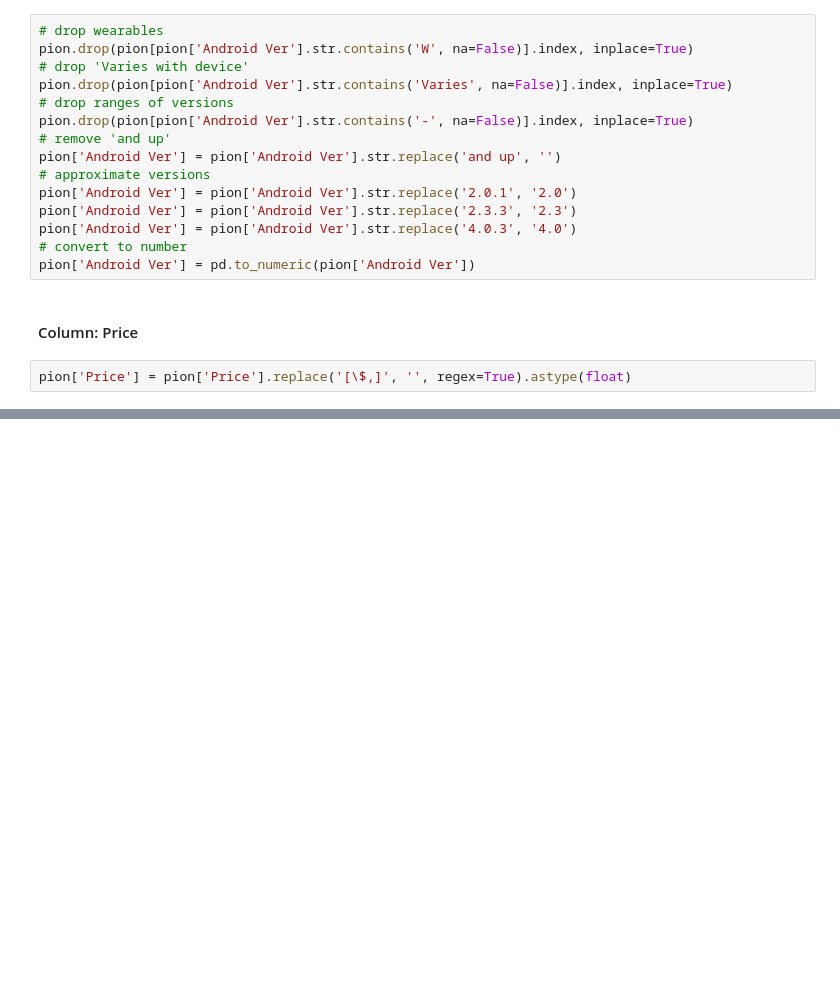
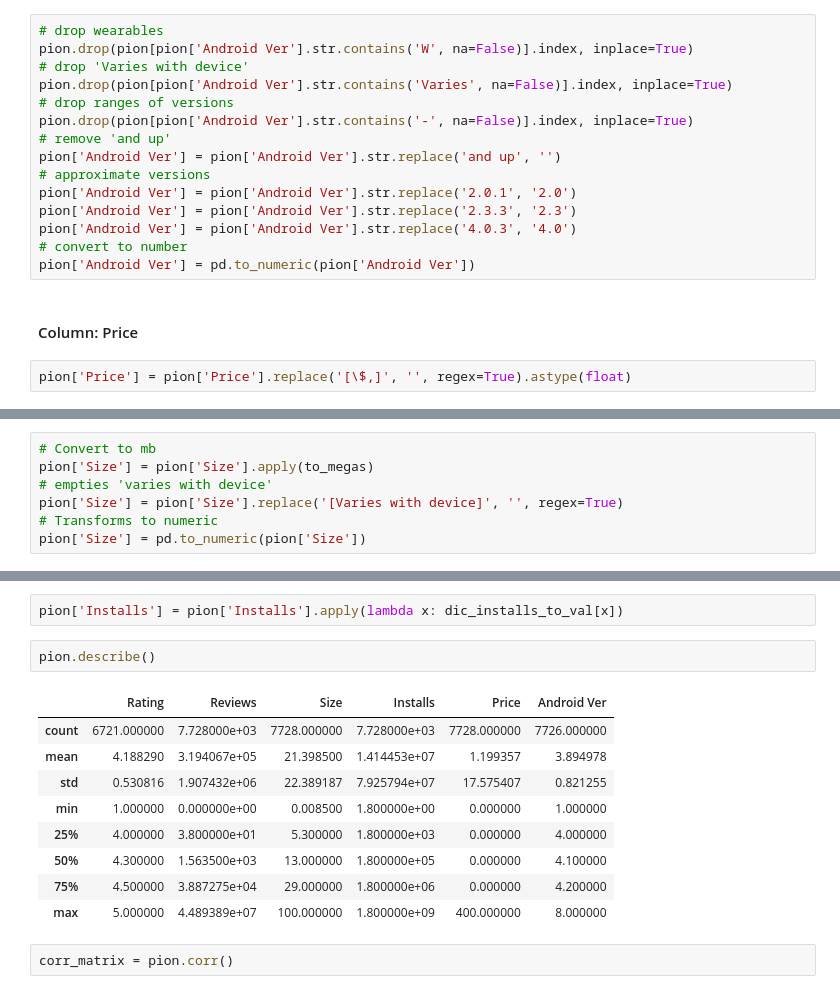
Before and after one commit to albach/pion, a Jupyter notebook: [malba][codingtest][20.05.05].ipynb, the cells around one changed output, grey strips where cells are left out. Drawn from its saved outputs; the diff is of its cells as text; blank space fills up the shorter version.

```diff
--- a/[malba][codingtest][20.05.05].ipynb
+++ b/[malba][codingtest][20.05.05].ipynb
@@ -100,0 +115,7 @@ pion['Price'] = pion['Price'].replace('[\$,]', '', regex=True).astype(float)
+# %%
+# Convert to mb
+pion['Size'] = pion['Size'].apply(to_megas)
+# empties 'varies with device'
+pion['Size'] = pion['Size'].replace('[Varies with device]', '', regex=True)
+# Transforms to numeric
+pion['Size'] = pd.to_numeric(pion['Size'])
@@ -100,0 +154,16 @@ pion['Price'] = pion['Price'].replace('[\$,]', '', regex=True).astype(float)
+# %%
+pion['Installs'] = pion['Installs'].apply(lambda x: dic_installs_to_val[x])
+# %%
+pion.describe()
+# %% [output]
+|  | Rating | Reviews | Size | Installs | Price | Android Ver |
+| count | 6721.000000 | 7.728000e+03 | 7728.000000 | 7.728000e+03 | 7728.000000 | 7726.000000 |
+| mean | 4.188290 | 3.194067e+05 | 21.398500 | 1.414453e+07 | 1.199357 | 3.894978 |
+| std | 0.530816 | 1.907432e+06 | 22.389187 | 7.925794e+07 | 17.575407 | 0.821255 |
+| min | 1.000000 | 0.000000e+00 | 0.008500 | 1.800000e+00 | 0.000000 | 1.000000 |
+| 25% | 4.000000 | 3.800000e+01 | 5.300000 | 1.800000e+03 | 0.000000 | 4.000000 |
+| 50% | 4.300000 | 1.563500e+03 | 13.000000 | 1.800000e+05 | 0.000000 | 4.100000 |
+| 75% | 4.500000 | 3.887275e+04 | 29.000000 | 1.800000e+06 | 0.000000 | 4.200000 |
+| max | 5.000000 | 4.489389e+07 | 100.000000 | 1.800000e+09 | 400.000000 | 8.000000 |
+# %%
+corr_matrix = pion.corr()
```
Also changed, not shown: parts of 25 cells of this notebook.
